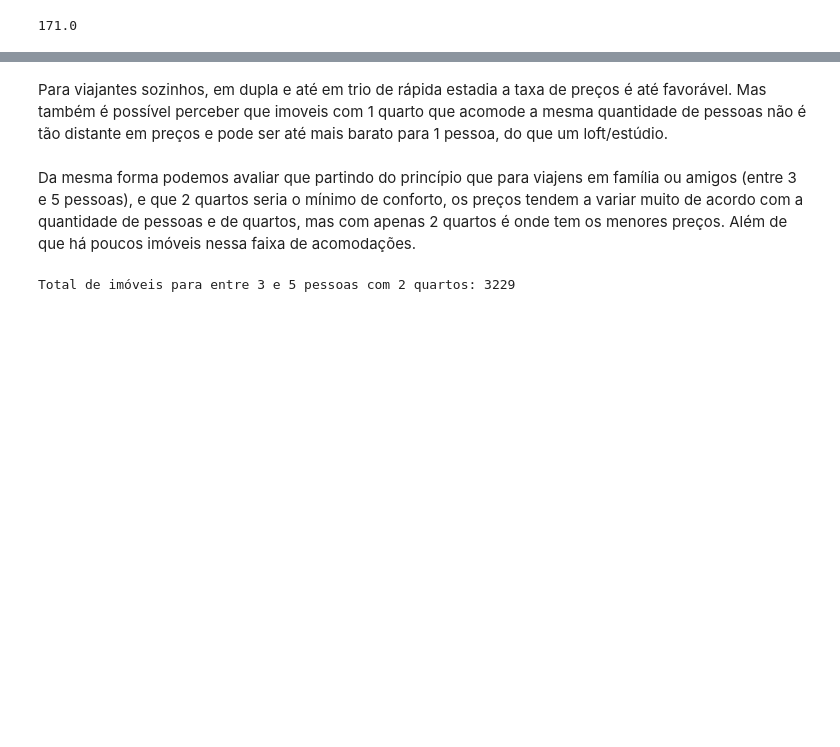
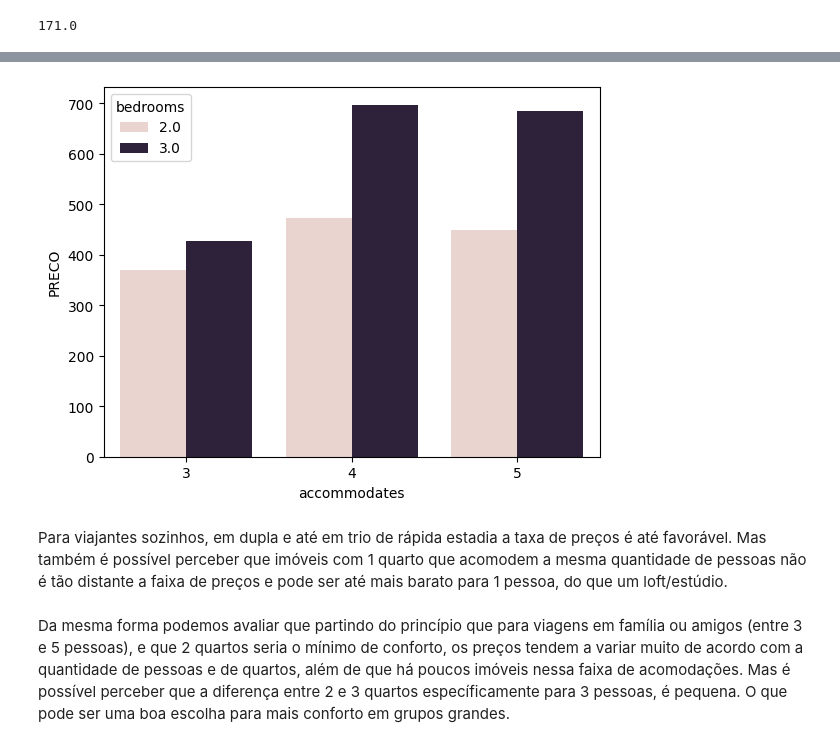
Before and after one commit to xcl-esc/Analise_Airbnb, a Jupyter notebook: analise_descritiva.ipynb, the cells around one changed output, grey strips where cells are left out. Drawn from its saved outputs; the diff is of its cells as text; code cells hidden in the pictures; blank space fills up the shorter version.

```diff
--- a/analise_descritiva.ipynb
+++ b/analise_descritiva.ipynb
@@ -192,0 +257,4 @@ df[(df['bedrooms'] == 4) & (df['accommodates'] == 3)]['price'].max()
+# %%
+#Tabela de mediana de preços para grupos de 3-5 pessoas
+df_mediana_grupo = df_filtro_grupo.groupby(['accommodates', 'bedrooms']).agg(PRECO = ('price', 'median')).reset_index()
+df_mediana_grupo
@@ -193,9 +269,10 @@ df[(df['bedrooms'] == 4) & (df['accommodates'] == 3)]['price'].max()
+# %%
+plt.figure()
+sns.barplot(x='accommodates', y='PRECO', hue='bedrooms', data=df_mediana_grupo)
+plt.show()
+# %% [output]
+[figure, added]
 # %% [markdown]
-Para viajantes sozinhos, em dupla e até em trio de rápida estadia a taxa de preços é até favorável. Mas também é possível perceber que imoveis com 1 quarto que acomode a mesma quantidade de pessoas não é tão distante em preços e pode ser até mais barato para 1 pessoa, do que um loft/estúdio.
+Para viajantes sozinhos, em dupla e até em trio de rápida estadia a taxa de preços é até favorável. Mas também é possível perceber que imóveis com 1 quarto que acomodem a mesma quantidade de pessoas não é tão distante a faixa de preços e pode ser até mais barato para 1 pessoa, do que um loft/estúdio.
 # %% [markdown]
-Da mesma forma podemos avaliar que partindo do princípio que para viajens em família ou amigos (entre 3 e 5 pessoas), e que 2 quartos seria o mínimo de conforto, os preços tendem a variar muito de acordo com a quantidade de pessoas e de quartos, mas com apenas 2 quartos é onde tem os menores preços. Além de que há poucos imóveis nessa faixa de acomodações.
+Da mesma forma podemos avaliar que partindo do princípio que para viagens em família ou amigos (entre 3 e 5 pessoas), e que 2 quartos seria o mínimo de conforto, os preços tendem a variar muito de acordo com a quantidade de pessoas e de quartos, além de que há poucos imóveis nessa faixa de acomodações. Mas é possível perceber que a diferença entre 2 e 3 quartos específicamente para 3 pessoas, é pequena. O que pode ser uma boa escolha para mais conforto em grupos grandes.
-# %%
-familia_2_quartos = df[(df['accommodates'].between(3,5)) & (df['bedrooms'] == 2)]
-print(f"Total de imóveis para entre 3 e 5 pessoas com 2 quartos: {len(familia_2_quartos)}")
-# %% [output]
-Total de imóveis para entre 3 e 5 pessoas com 2 quartos: 3229
```
Also changed, not shown: parts of 15 cells of this notebook.
